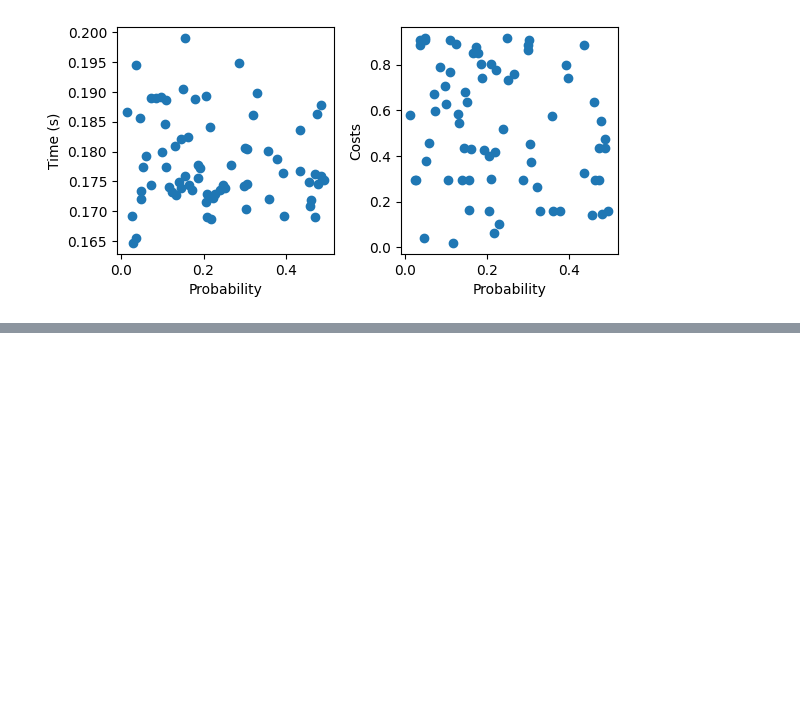
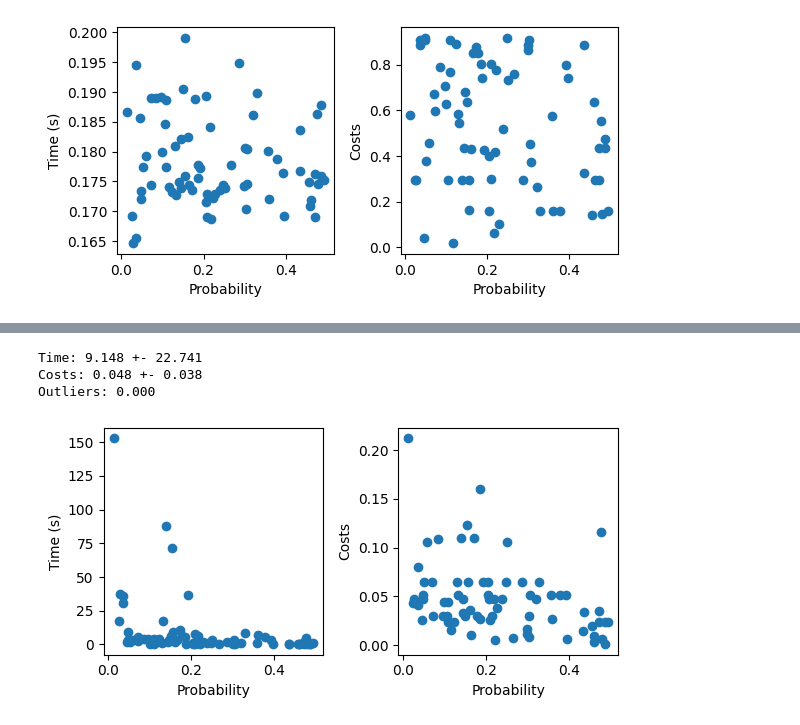
Before and after one commit to hiaac-finance/cfmining, a Jupyter notebook: notebooks/analyze_results.ipynb, the cells around one changed output, grey strips where cells are left out. Saved outputs shown, nothing was run; the diff lists cells and outputs as text; code cells hidden in the pictures; blank space fills up the shorter version.

```diff
--- a/notebooks/analyze_results.ipynb
+++ b/notebooks/analyze_results.ipynb
@@ -89,0 +90,8 @@ Outliers: 0.000
+# %%
+results = pd.read_csv("../results/german/mapofcem_best_sol_0.csv")
+summarize_results(results)
+# %% [output]
+Time: 9.148 +- 22.741
+Costs: 0.048 +- 0.038
+Outliers: 0.000
+[figure, added]
```
Also changed, not shown: parts of 2 cells of this notebook, 1 other file.
